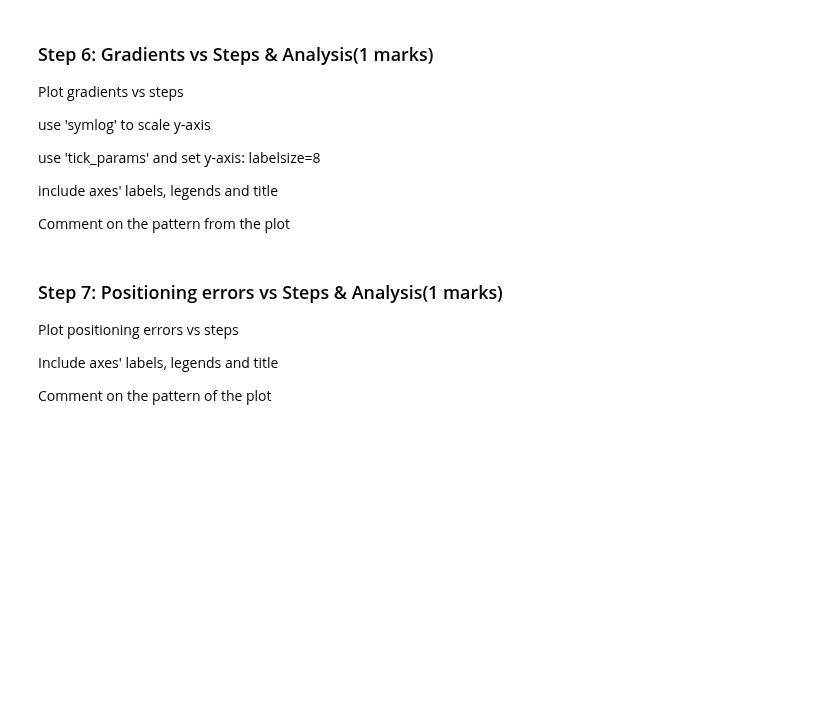
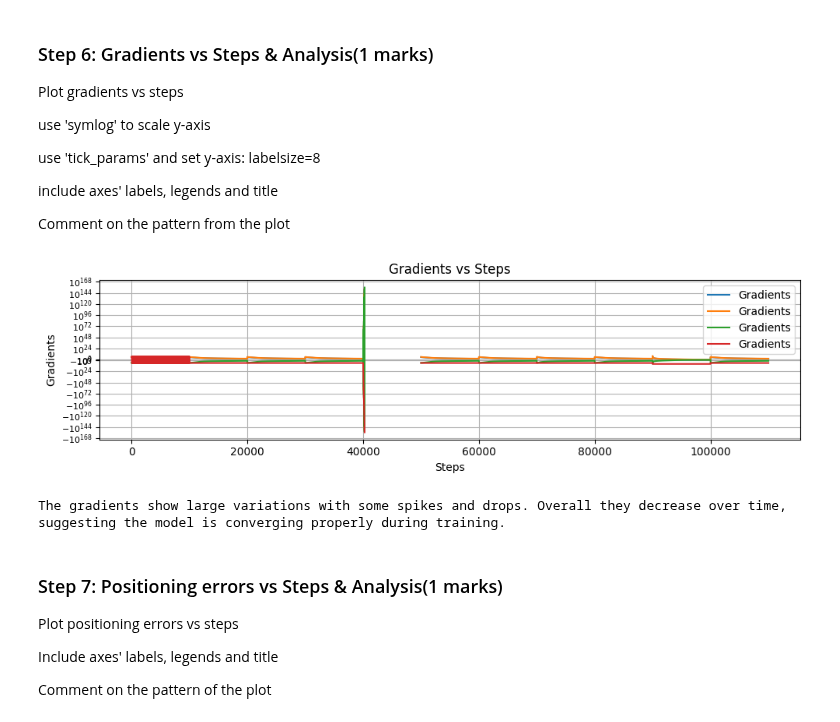
Before and after one commit to hRazaRizvi/ENGG680_2025_Fall, a Jupyter notebook: Lab_Assignment2/Assignment2.ipynb, the cells around one changed output. Drawn from its saved outputs; the diff is of its cells as text; code cells hidden in the pictures; blank space fills up the shorter version.

```diff
--- a/Lab_Assignment2/Assignment2.ipynb
+++ b/Lab_Assignment2/Assignment2.ipynb
@@ -611,13 +631,23 @@ Comment on the pattern from the plot
 # %%
 fig , ax = plt.subplots(nrows=1,ncols=1, figsize=(10,3))
 # (0.5 marks)
-# ...
+ax.plot(range(len(arr_grad)), arr_grad, label='Gradients')
+ax.set_yscale('symlog')
+ax.tick_params(axis='y', labelsize=8)
+ax.set_xlabel('Steps')
+ax.set_ylabel('Gradients')
+ax.set_title('Gradients vs Steps')
+ax.legend()
+
 ax.grid(True)
 fig.tight_layout()
 plt.show()
 
 # Comment on the pattern (0.5 marks)
-# ...
+print("The gradients show large variations with some spikes and drops. Overall they decrease over time, suggesting the model is converging properly during training.")
+# %% [output]
+[figure, added]
+The gradients show large variations with some spikes and drops. Overall they decrease over time, suggesting the model is converging properly during training.
 # %% [markdown]
 ### Step 7: Positioning errors vs Steps & Analysis(1 marks)
 Plot positioning errors vs steps
```
Also changed, not shown: parts of 10 cells of this notebook.
